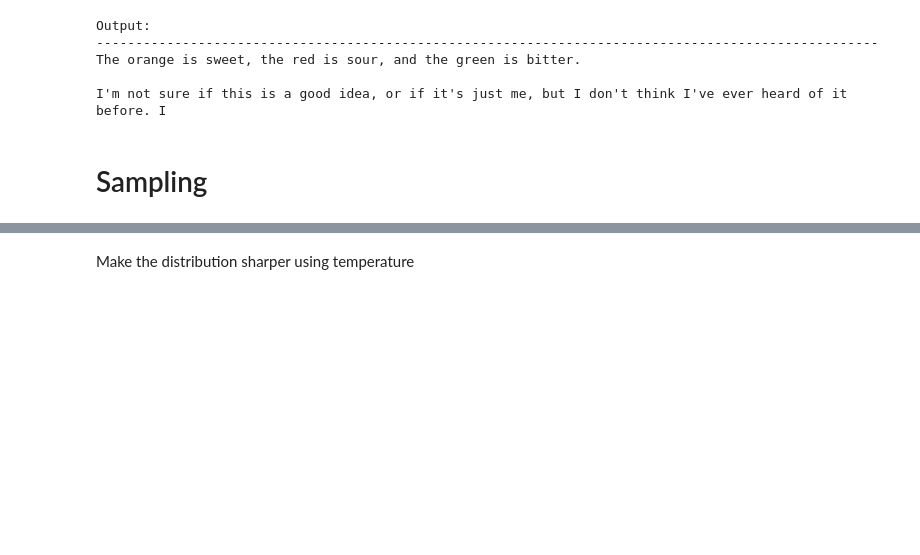
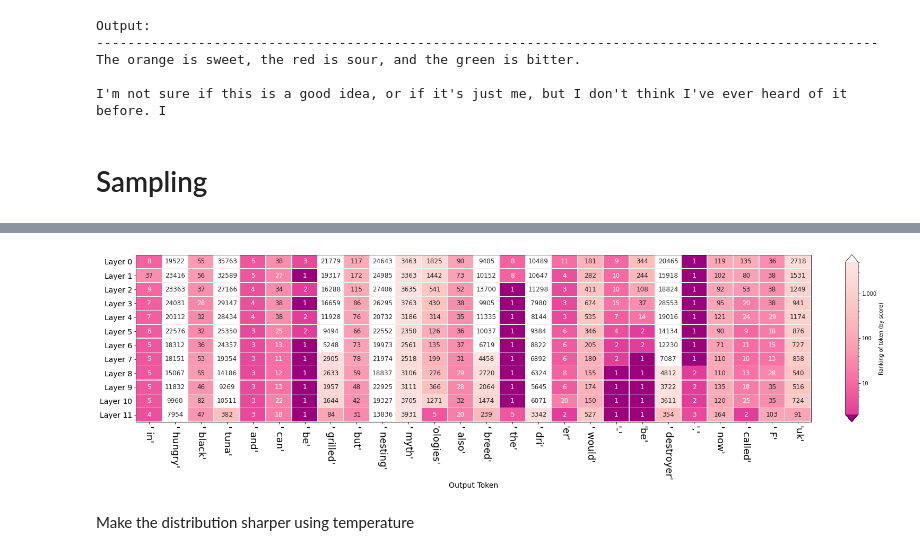
Before and after one commit to Nempickaxe/mini_projects, a Jupyter notebook: Language_model_decoding_parameters.ipynb, the cells around one changed output, grey strips where cells are left out. Saved outputs shown, nothing was run; the diff lists cells and outputs as text; code cells hidden in the pictures; blank space fills up the shorter version.

```diff
--- a/Language_model_decoding_parameters.ipynb
+++ b/Language_model_decoding_parameters.ipynb
@@ -159,7 +195,7 @@ I'm not sure if this is a good idea, or if it's just me, but I don't think I've
 # %% [markdown]
 # Sampling
 # %%
-sampling = lm.generate('The orange is sweet', max_length=20, do_sample=True, top_k=0)
+sampling = lm.generate('Roses are red', max_length=30, do_sample=True, top_k=0)
 # %% [output]
 [interactive output not drawn]
 [interactive output not drawn]
@@ -181,6 +216,10 @@ Predictions for position 4
 [interactive output not drawn]
 [interactive output not drawn]
 [interactive output not drawn]
+# %%
+sampling.rankings()
+# %% [output]
+[figure, added]
 # %% [markdown]
 Make the distribution sharper using temperature
 # %%
```
Also changed, not shown: parts of 18 cells of this notebook.
